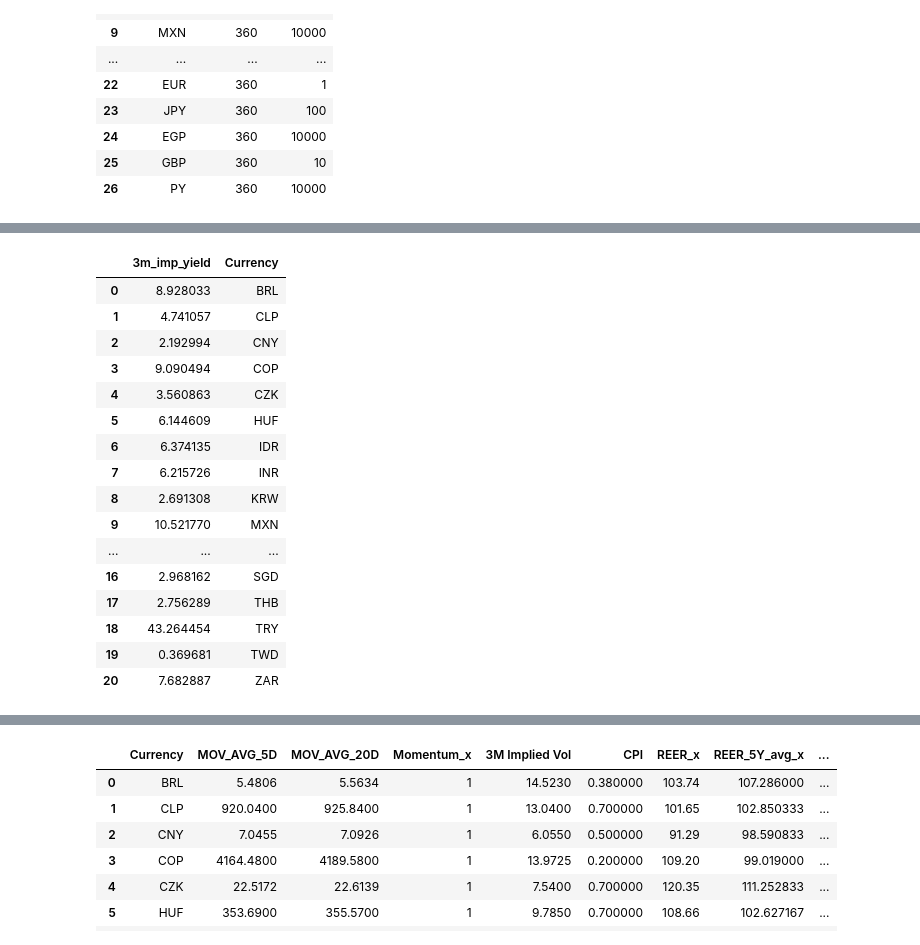
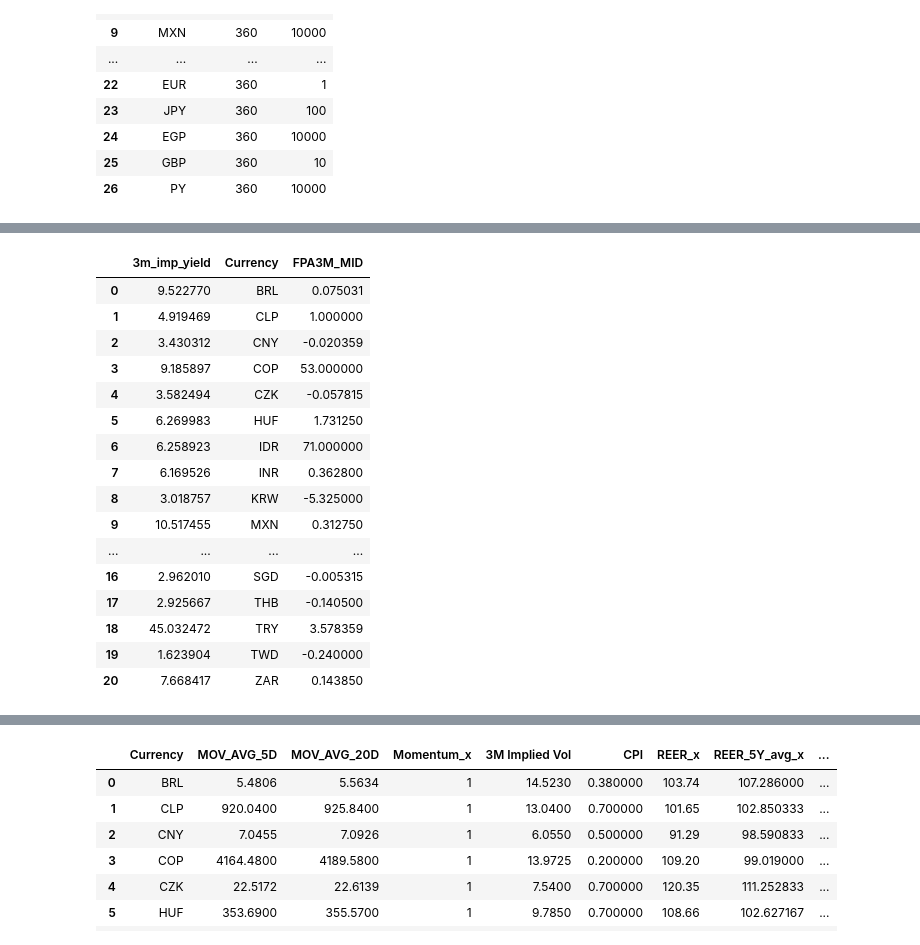
Before and after one commit to lanfeustX/Backtest, a Jupyter notebook: EM_FX_Portfolio_daily v2.ipynb, the cells around one changed output, grey strips where cells are left out. Cells and saved outputs as stored; diff of their text form; code cells hidden in the pictures.

```diff
--- a/EM_FX_Portfolio_daily v2.ipynb
+++ b/EM_FX_Portfolio_daily v2.ipynb
@@ -400,10 +398,7 @@ BQL_query = bquery.bql(expression=f"{query_text}")
 from dateutil.relativedelta import relativedelta
 from datetime import timedelta
 from blp import blp
-start_date = (LAST_UPDATE - relativedelta(months=60)).strftime('%Y-%m-%d')
-end_date = (LAST_UPDATE - timedelta(days=1)).strftime('%Y-%m-%d')
-#end_date = LAST_UPDATE.strftime('%Y-%m-%d')  # Use LAST_UPDATE directly
-
+#REER discount
 bquery = blp.BlpQuery().start()
 
 REER_query = bquery.bdp(
@@ -436,18 +431,20 @@ conditions = [
 ]
 
 REER_query['Currency'] = np.select(conditions, currencies, default=None)
-print(REER_query)
+
 def get_5Y_average(df):
     security = df['security']
-
+    LAST_UPDATE = bquery.bdp( [f"{security}"],["LAST_UPDATE_DT"]).loc[0,'LAST_UPDATE_DT']
+    print(LAST_UPDATE)
+    start_date = (LAST_UPDATE - relativedelta(months=62)).strftime('%Y-%m-%d')
+    end_date = LAST_UPDATE.strftime('%Y-%m-%d')
     query_text = f"get(avg(px_last(dates=range({start_date}, {end_date}), Frq=M, fill=PREV))) for(['{security}'])"
     BQL_query = bquery.bql(expression=f"{query_text}")
     return BQL_query.loc[1,'value']
 
 REER_query['REER_5Y_avg'] = REER_query.apply(get_5Y_average, axis=1)
-
-REER_query.sort_values(by='Currency', ascending=True, inplace=True)
 REER_query.reset_index(inplace=True)
 REER_query=REER_query[['Currency', 'REER', 'REER_5Y_avg']]
+
 REER_query
 # %% [output]
@@ -878,7 +934,7 @@ BQL_query_2 = bquery.bql(expression=f"get(SUM(px_last(Dates=range({start_date_2}
 
 TB_query.loc[TB_query['Currency'] == 'PEN', 'TB_3m_Chg'] = (BQL_query_1.loc[1,'value']-BQL_query_2.loc[1,'value'])/1000
 
-
+print(TB_query)
 TBoverGDP = pd.merge(TB_query, GDP_query, on='Currency')
 # Find the index of the row where Currency is 'BRL'
 brl_index = TBoverGDP[TBoverGDP['Currency'] == 'BRL'].index[0]
@@ -886,7 +942,7 @@ brl_index = TBoverGDP[TBoverGDP['Currency'] == 'BRL'].index[0]
 ###########################################################################
 
 # Divide the TB_3m_Chg_GDP value for 'BRL' by 5.5
-TBoverGDP.loc[brl_index, 'TB_3m_Chg'] = -3.1
+TBoverGDP.loc[brl_index, 'TB_3m_Chg'] = -2.7
 # converting to usd for TWD
 twd_index = TBoverGDP[TBoverGDP['Currency'] == 'TWD'].index[0]
 TBoverGDP.loc[twd_index, 'GDP'] /= 30.817 # CONVERT TO DOLLARS !!
@@ -1802,23 +1855,23 @@ df['3m_imp_yield'] = df.apply(calculate_value, axis=1)
 # %%
-df[['3m_imp_yield','Currency']]
+df[['3m_imp_yield','Currency','FPA3M_MID']]
 # %% [output]
-|  | 3m_imp_yield | Currency |
-| 0 | 8.928033 | BRL |
-| 1 | 4.741057 | CLP |
-| 2 | 2.192994 | CNY |
-| 3 | 9.090494 | COP |
-| 4 | 3.560863 | CZK |
-| 5 | 6.144609 | HUF |
-| 6 | 6.374135 | IDR |
-| 7 | 6.215726 | INR |
-| 8 | 2.691308 | KRW |
-| 9 | 10.521770 | MXN |
-| ... | ... | ... |
-| 16 | 2.968162 | SGD |
-| 17 | 2.756289 | THB |
-| 18 | 43.264454 | TRY |
-| 19 | 0.369681 | TWD |
-| 20 | 7.682887 | ZAR |
+|  | 3m_imp_yield | Currency | FPA3M_MID |
+| 0 | 9.522770 | BRL | 0.075031 |
+| 1 | 4.919469 | CLP | 1.000000 |
+| 2 | 3.430312 | CNY | -0.020359 |
+| 3 | 9.185897 | COP | 53.000000 |
+| 4 | 3.582494 | CZK | -0.057815 |
+| 5 | 6.269983 | HUF | 1.731250 |
+| 6 | 6.258923 | IDR | 71.000000 |
+| 7 | 6.169526 | INR | 0.362800 |
+| 8 | 3.018757 | KRW | -5.325000 |
+| 9 | 10.517455 | MXN | 0.312750 |
+| ... | ... | ... | ... |
+| 16 | 2.962010 | SGD | -0.005315 |
+| 17 | 2.925667 | THB | -0.140500 |
+| 18 | 45.032472 | TRY | 3.578359 |
+| 19 | 1.623904 | TWD | -0.240000 |
+| 20 | 7.668417 | ZAR | 0.143850 |
 # %%
 # excel yield in sheet 3m implied yield for comparison
 #
```
Also changed, not shown: parts of 98 cells of this notebook.
